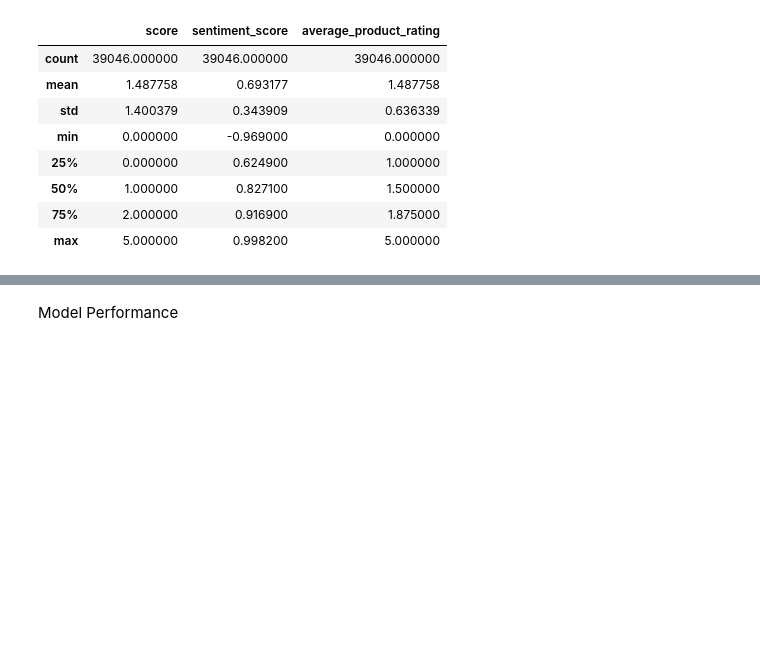
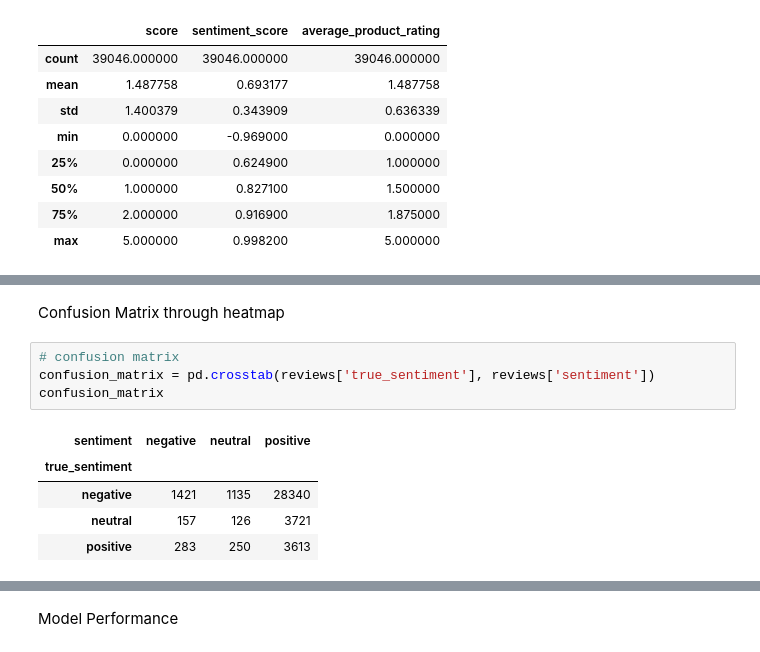
Before and after one commit to Malki9/3601763_BD2, a Jupyter notebook: 3601763_BD2.ipynb, the cells around one changed output, grey strips where cells are left out. Drawn from its saved outputs; the diff is of its cells as text; blank space fills up the shorter version.

```diff
--- a/3601763_BD2.ipynb
+++ b/3601763_BD2.ipynb
@@ -747,0 +635,12 @@ reviews.describe()
+# %% [markdown]
+Confusion Matrix through heatmap
+# %%
+# confusion matrix
+confusion_matrix = pd.crosstab(reviews['true_sentiment'], reviews['sentiment'])
+confusion_matrix
+# %% [output]
+| sentiment | negative | neutral | positive |
+| true_sentiment |  |  |  |
+| negative | 1421 | 1135 | 28340 |
+| neutral | 157 | 126 | 3721 |
+| positive | 283 | 250 | 3613 |
```
Also changed, not shown: parts of 28 cells of this notebook.
